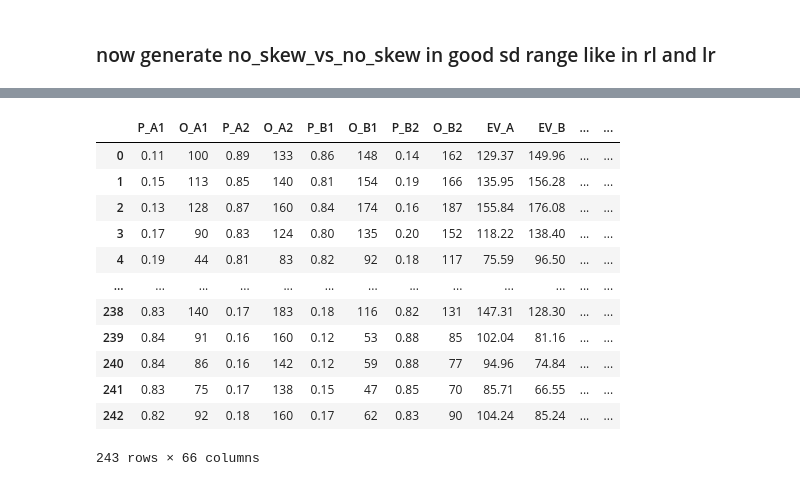
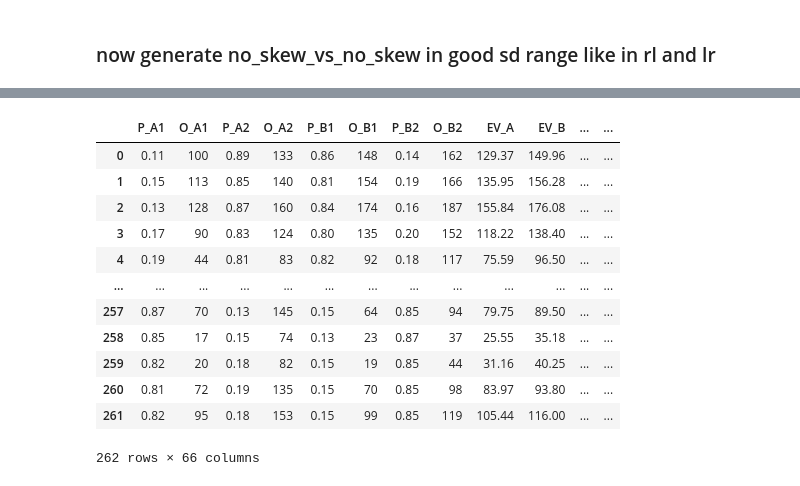
Before and after one commit to MaohuaNie/study3stimuli, a Jupyter notebook: Untitled-1.ipynb, the cells around one changed output, grey strips where cells are left out. Saved outputs shown, nothing was run; the diff lists cells and outputs as text; code cells hidden in the pictures.

```diff
--- a/Untitled-1.ipynb
+++ b/Untitled-1.ipynb
@@ -446,23 +480,27 @@ mean_values_random_trials
 # %%
 import numpy as np
 import pandas as pd
-dat_na = pd.read_csv('study3_trials_raw.csv')
-df_na = pd.DataFrame(dat_na)
+dat_0 = pd.read_csv('study3_trials_raw.csv')
+df_2 = pd.DataFrame(dat_0)
+dat_1 = pd.read_csv('study3_trials_new.csv')
+dat_new = pd.DataFrame(dat_1)
+
+df_na = pd.concat([df_2, dat_new], ignore_index=True)
 df_na
 # %% [output]
 |  | P_A1 | O_A1 | P_A2 | O_A2 | P_B1 | O_B1 | P_B2 | O_B2 | EV_A | EV_B | ... | ... |
 | 0 | 0.11 | 100 | 0.89 | 133 | 0.86 | 148 | 0.14 | 162 | 129.37 | 149.96 | ... | ... |
 | 1 | 0.15 | 113 | 0.85 | 140 | 0.81 | 154 | 0.19 | 166 | 135.95 | 156.28 | ... | ... |
 | 2 | 0.13 | 128 | 0.87 | 160 | 0.84 | 174 | 0.16 | 187 | 155.84 | 176.08 | ... | ... |
 | 3 | 0.17 | 90 | 0.83 | 124 | 0.80 | 135 | 0.20 | 152 | 118.22 | 138.40 | ... | ... |
 | 4 | 0.19 | 44 | 0.81 | 83 | 0.82 | 92 | 0.18 | 117 | 75.59 | 96.50 | ... | ... |
 | ... | ... | ... | ... | ... | ... | ... | ... | ... | ... | ... | ... | ... |
-| 238 | 0.83 | 140 | 0.17 | 183 | 0.18 | 116 | 0.82 | 131 | 147.31 | 128.30 | ... | ... |
-| 239 | 0.84 | 91 | 0.16 | 160 | 0.12 | 53 | 0.88 | 85 | 102.04 | 81.16 | ... | ... |
-| 240 | 0.84 | 86 | 0.16 | 142 | 0.12 | 59 | 0.88 | 77 | 94.96 | 74.84 | ... | ... |
-| 241 | 0.83 | 75 | 0.17 | 138 | 0.15 | 47 | 0.85 | 70 | 85.71 | 66.55 | ... | ... |
-| 242 | 0.82 | 92 | 0.18 | 160 | 0.17 | 62 | 0.83 | 90 | 104.24 | 85.24 | ... | ... |
+| 257 | 0.87 | 70 | 0.13 | 145 | 0.15 | 64 | 0.85 | 94 | 79.75 | 89.50 | ... | ... |
+| 258 | 0.85 | 17 | 0.15 | 74 | 0.13 | 23 | 0.87 | 37 | 25.55 | 35.18 | ... | ... |
+| 259 | 0.82 | 20 | 0.18 | 82 | 0.15 | 19 | 0.85 | 44 | 31.16 | 40.25 | ... | ... |
+| 260 | 0.81 | 72 | 0.19 | 135 | 0.15 | 70 | 0.85 | 98 | 83.97 | 93.80 | ... | ... |
+| 261 | 0.82 | 95 | 0.18 | 153 | 0.15 | 99 | 0.85 | 119 | 105.44 | 116.00 | ... | ... |
-243 rows × 66 columns
+262 rows × 66 columns
 # %%
 
 # Filter rows based on conditions for A and B
```
Also changed, not shown: parts of 31 cells of this notebook, 19 other files.
